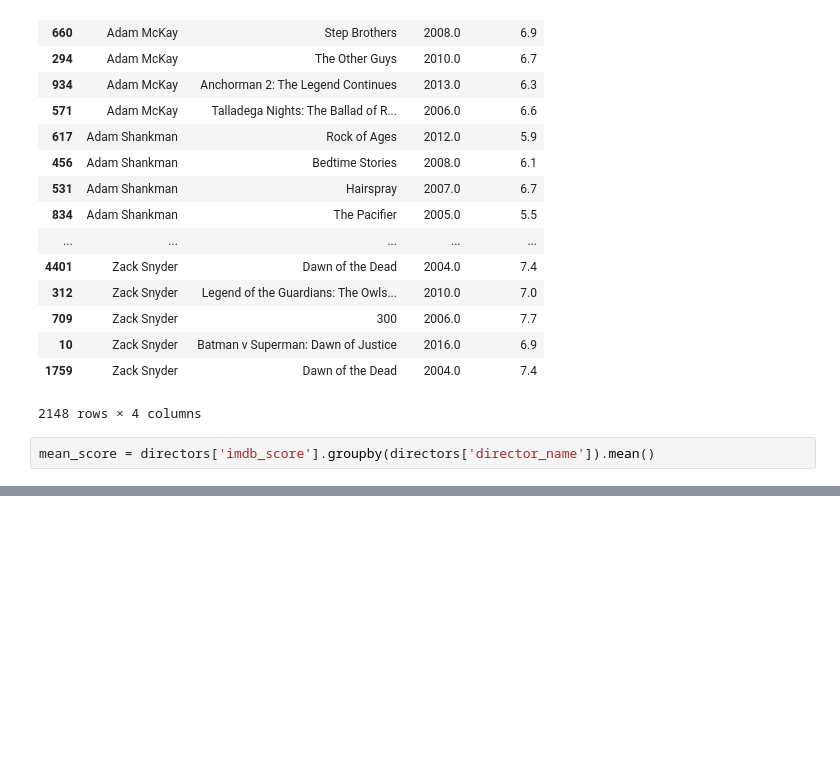
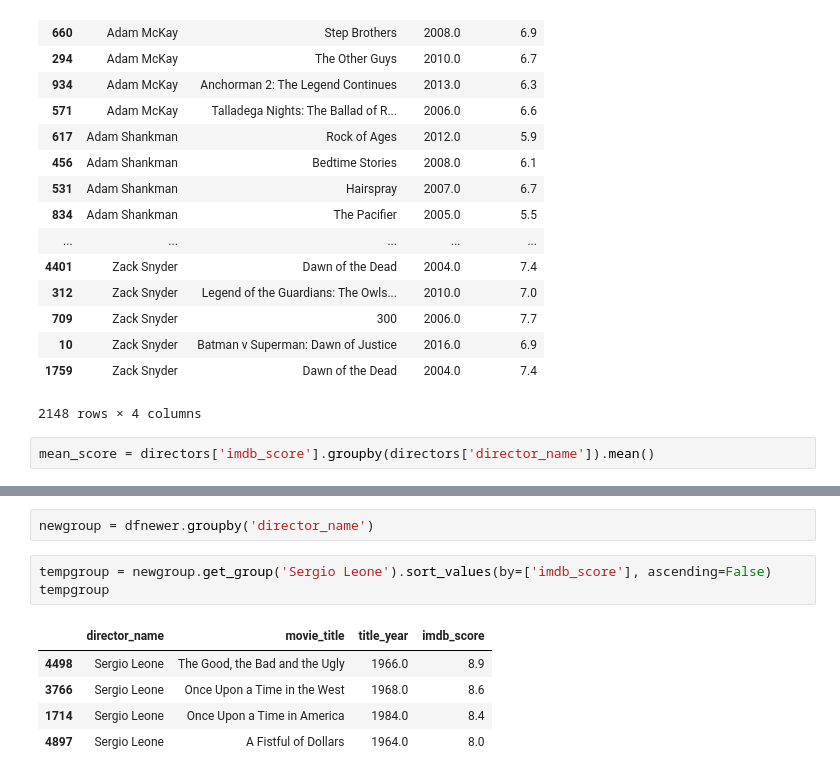
Before and after one commit to jeorryb/30daysofcode, a Jupyter notebook: 16_Highest_Rated_Movie_Directors/movie_directors.ipynb, the cells around one changed output, grey strips where cells are left out. Cells and saved outputs as stored; diff of their text form; blank space fills up the shorter version.

Commit message:
movie directors - p2

```diff
--- a/16_Highest_Rated_Movie_Directors/movie_directors.ipynb
+++ b/16_Highest_Rated_Movie_Directors/movie_directors.ipynb
@@ -143,0 +154,11 @@ Name: imdb_score, dtype: float64
+# %%
+newgroup = dfnewer.groupby('director_name')
+# %%
+tempgroup = newgroup.get_group('Sergio Leone').sort_values(by=['imdb_score'], ascending=False)
+tempgroup
+# %% [output]
+|  | director_name | movie_title | title_year | imdb_score |
+| 4498 | Sergio Leone | The Good, the Bad and the Ugly | 1966.0 | 8.9 |
+| 3766 | Sergio Leone | Once Upon a Time in the West | 1968.0 | 8.6 |
+| 1714 | Sergio Leone | Once Upon a Time in America | 1984.0 | 8.4 |
+| 4897 | Sergio Leone | A Fistful of Dollars | 1964.0 | 8.0 |
```
Also changed, not shown: parts of 7 cells of this notebook.
